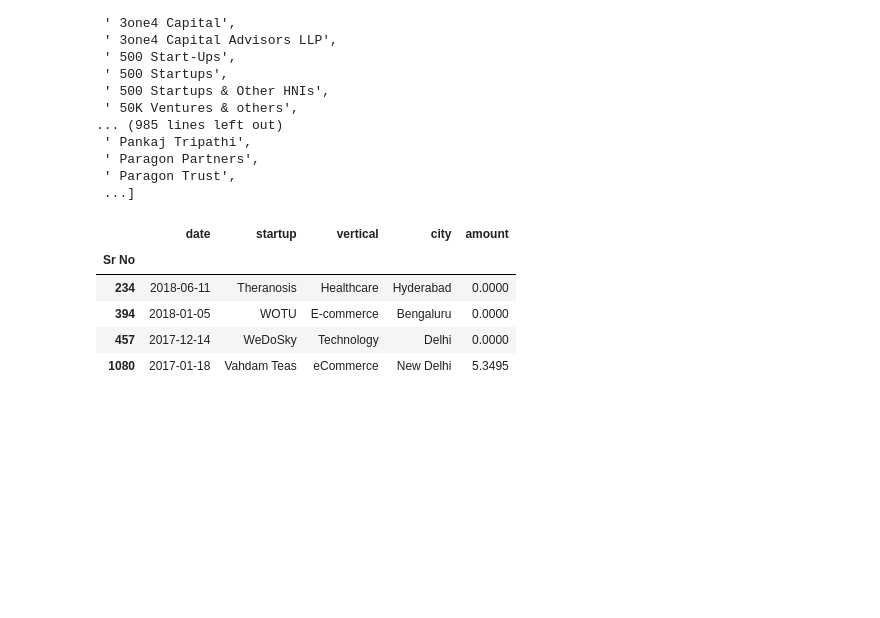
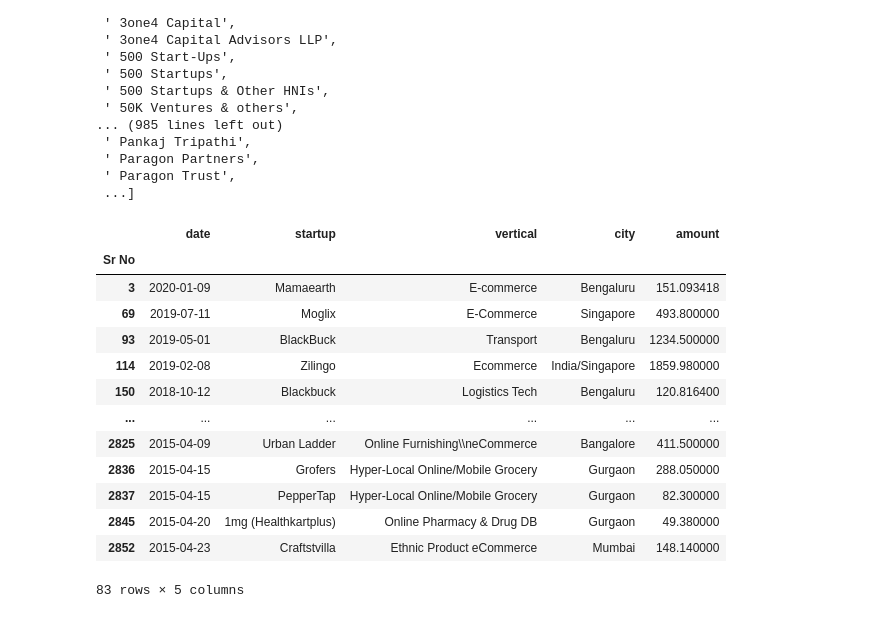
Before and after one commit to Swapn2/Data-Science-Learnings, a Jupyter notebook: indian_funding_startup.ipynb, the cells around one changed output. Saved outputs shown, nothing was run; the diff lists cells and outputs as text; code cells hidden in the pictures; blank space fills up the shorter version.

```diff
--- a/indian_funding_startup.ipynb
+++ b/indian_funding_startup.ipynb
@@ -285,11 +285,19 @@ sorted(set(df['investors'].str.split(',').sum()))
  ' Paragon Trust',
  ...]
 # %%
-df[df['investors'].str.contains('Mumbai Angels Network')][['date','startup','vertical','city','amount']]
+df[df['investors'].str.contains('Sequoia Capital')][['date','startup','vertical','city','amount']]
 # %% [output]
 |  | date | startup | vertical | city | amount |
 | Sr No |  |  |  |  |  |
-| 234 | 2018-06-11 | Theranosis | Healthcare | Hyderabad | 0.0000 |
-| 394 | 2018-01-05 | WOTU | E-commerce | Bengaluru | 0.0000 |
-| 457 | 2017-12-14 | WeDoSky | Technology | Delhi | 0.0000 |
-| 1080 | 2017-01-18 | Vahdam Teas | eCommerce | New Delhi | 5.3495 |
+| 3 | 2020-01-09 | Mamaearth | E-commerce | Bengaluru | 151.093418 |
+| 69 | 2019-07-11 | Moglix | E-Commerce | Singapore | 493.800000 |
+| 93 | 2019-05-01 | BlackBuck | Transport | Bengaluru | 1234.500000 |
+| 114 | 2019-02-08 | Zilingo | Ecommerce | India/Singapore | 1859.980000 |
+| 150 | 2018-10-12 | Blackbuck | Logistics Tech | Bengaluru | 120.816400 |
+| ... | ... | ... | ... | ... | ... |
+| 2825 | 2015-04-09 | Urban Ladder | Online Furnishing\\neCommerce | Bangalore | 411.500000 |
+| 2836 | 2015-04-15 | Grofers | Hyper-Local Online/Mobile Grocery | Gurgaon | 288.050000 |
+| 2837 | 2015-04-15 | PepperTap | Hyper-Local Online/Mobile Grocery | Gurgaon | 82.300000 |
+| 2845 | 2015-04-20 | 1mg (Healthkartplus) | Online Pharmacy & Drug DB | Gurgaon | 49.380000 |
+| 2852 | 2015-04-23 | Craftstvilla | Ethnic Product eCommerce | Mumbai | 148.140000 |
+83 rows × 5 columns
```
Also changed, not shown: parts of 7 cells of this notebook.
